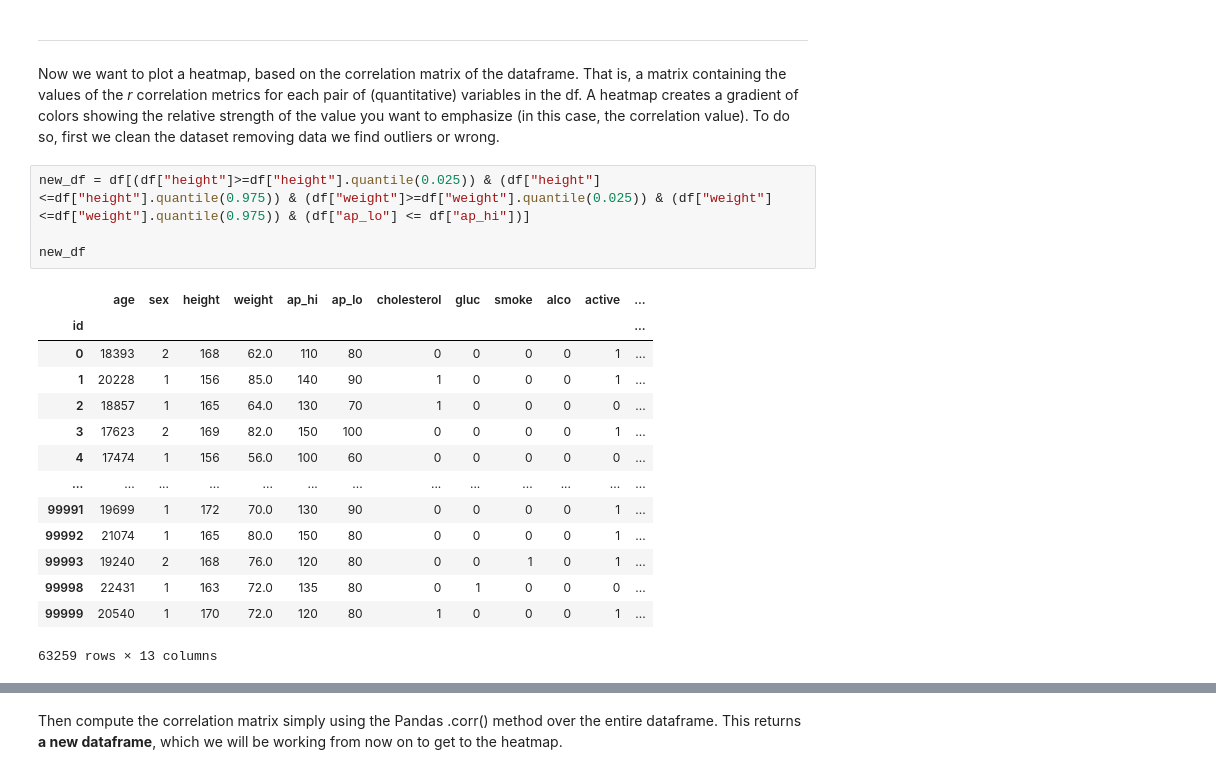
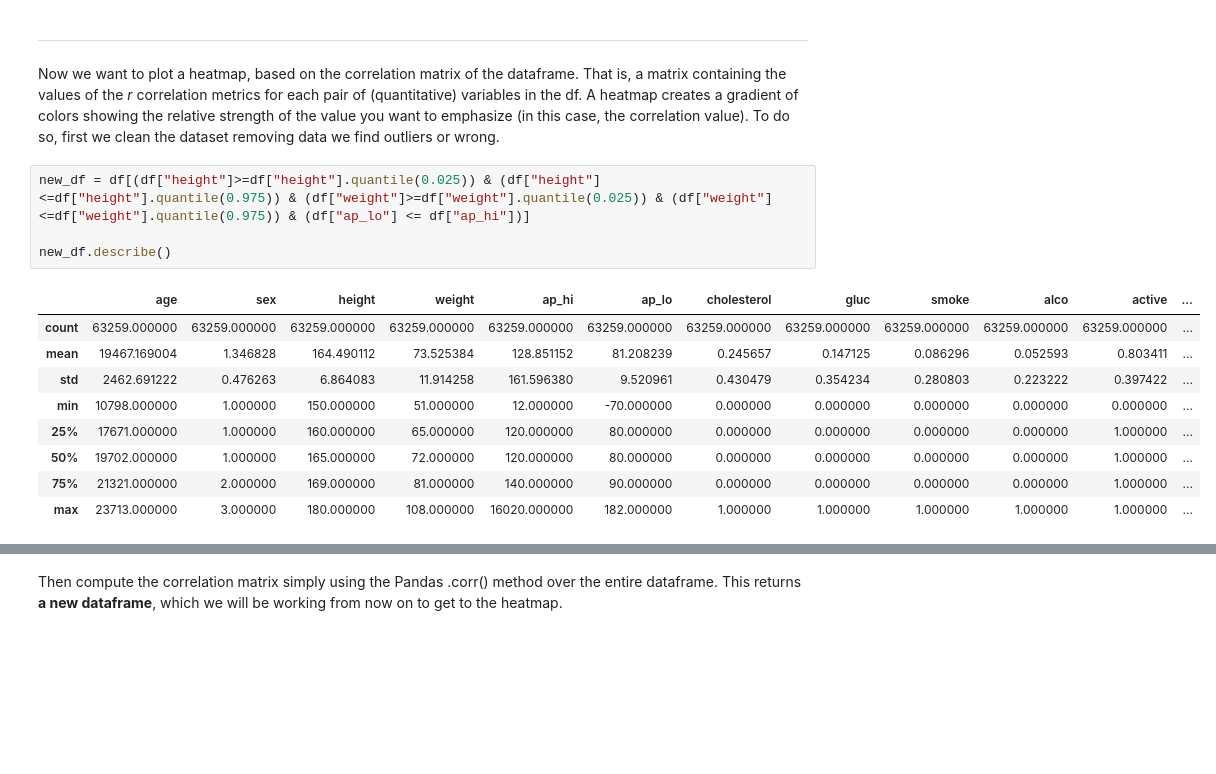
Before and after one commit to MatteGiordano/Notebooks, a Jupyter notebook: ipynb/medical_data_visualizer.ipynb, the cells around one changed output, grey strips where cells are left out. Drawn from its saved outputs; the diff is of its cells as text; blank space fills up the shorter version.

```diff
--- a/ipynb/medical_data_visualizer.ipynb
+++ b/ipynb/medical_data_visualizer.ipynb
@@ -99,19 +103,14 @@ Now we want to plot a heatmap, based on the correlation matrix of the dataframe.
 # %%
 new_df = df[(df["height"]>=df["height"].quantile(0.025)) & (df["height"]<=df["height"].quantile(0.975)) & (df["weight"]>=df["weight"].quantile(0.025)) & (df["weight"]<=df["weight"].quantile(0.975)) & (df["ap_lo"] <= df["ap_hi"])]
 
-new_df
+new_df.describe()
 # %% [output]
 |  | age | sex | height | weight | ap_hi | ap_lo | cholesterol | gluc | smoke | alco | active | ... |
-| id |  |  |  |  |  |  |  |  |  |  |  | ... |
-| 0 | 18393 | 2 | 168 | 62.0 | 110 | 80 | 0 | 0 | 0 | 0 | 1 | ... |
-| 1 | 20228 | 1 | 156 | 85.0 | 140 | 90 | 1 | 0 | 0 | 0 | 1 | ... |
-| 2 | 18857 | 1 | 165 | 64.0 | 130 | 70 | 1 | 0 | 0 | 0 | 0 | ... |
-| 3 | 17623 | 2 | 169 | 82.0 | 150 | 100 | 0 | 0 | 0 | 0 | 1 | ... |
-| 4 | 17474 | 1 | 156 | 56.0 | 100 | 60 | 0 | 0 | 0 | 0 | 0 | ... |
-| ... | ... | ... | ... | ... | ... | ... | ... | ... | ... | ... | ... | ... |
-| 99991 | 19699 | 1 | 172 | 70.0 | 130 | 90 | 0 | 0 | 0 | 0 | 1 | ... |
-| 99992 | 21074 | 1 | 165 | 80.0 | 150 | 80 | 0 | 0 | 0 | 0 | 1 | ... |
-| 99993 | 19240 | 2 | 168 | 76.0 | 120 | 80 | 0 | 0 | 1 | 0 | 1 | ... |
-| 99998 | 22431 | 1 | 163 | 72.0 | 135 | 80 | 0 | 1 | 0 | 0 | 0 | ... |
-| 99999 | 20540 | 1 | 170 | 72.0 | 120 | 80 | 1 | 0 | 0 | 0 | 1 | ... |
+| count | 63259.000000 | 63259.000000 | 63259.000000 | 63259.000000 | 63259.000000 | 63259.000000 | 63259.000000 | 63259.000000 | 63259.000000 | 63259.000000 | 63259.000000 | ... |
+| mean | 19467.169004 | 1.346828 | 164.490112 | 73.525384 | 128.851152 | 81.208239 | 0.245657 | 0.147125 | 0.086296 | 0.052593 | 0.803411 | ... |
+| std | 2462.691222 | 0.476263 | 6.864083 | 11.914258 | 161.596380 | 9.520961 | 0.430479 | 0.354234 | 0.280803 | 0.223222 | 0.397422 | ... |
+| min | 10798.000000 | 1.000000 | 150.000000 | 51.000000 | 12.000000 | -70.000000 | 0.000000 | 0.000000 | 0.000000 | 0.000000 | 0.000000 | ... |
+| 25% | 17671.000000 | 1.000000 | 160.000000 | 65.000000 | 120.000000 | 80.000000 | 0.000000 | 0.000000 | 0.000000 | 0.000000 | 1.000000 | ... |
+| 50% | 19702.000000 | 1.000000 | 165.000000 | 72.000000 | 120.000000 | 80.000000 | 0.000000 | 0.000000 | 0.000000 | 0.000000 | 1.000000 | ... |
+| 75% | 21321.000000 | 2.000000 | 169.000000 | 81.000000 | 140.000000 | 90.000000 | 0.000000 | 0.000000 | 0.000000 | 0.000000 | 1.000000 | ... |
+| max | 23713.000000 | 3.000000 | 180.000000 | 108.000000 | 16020.000000 | 182.000000 | 1.000000 | 1.000000 | 1.000000 | 1.000000 | 1.000000 | ... |
-63259 rows × 13 columns
```
Also changed, not shown: parts of 5 cells of this notebook, 10 other files.
